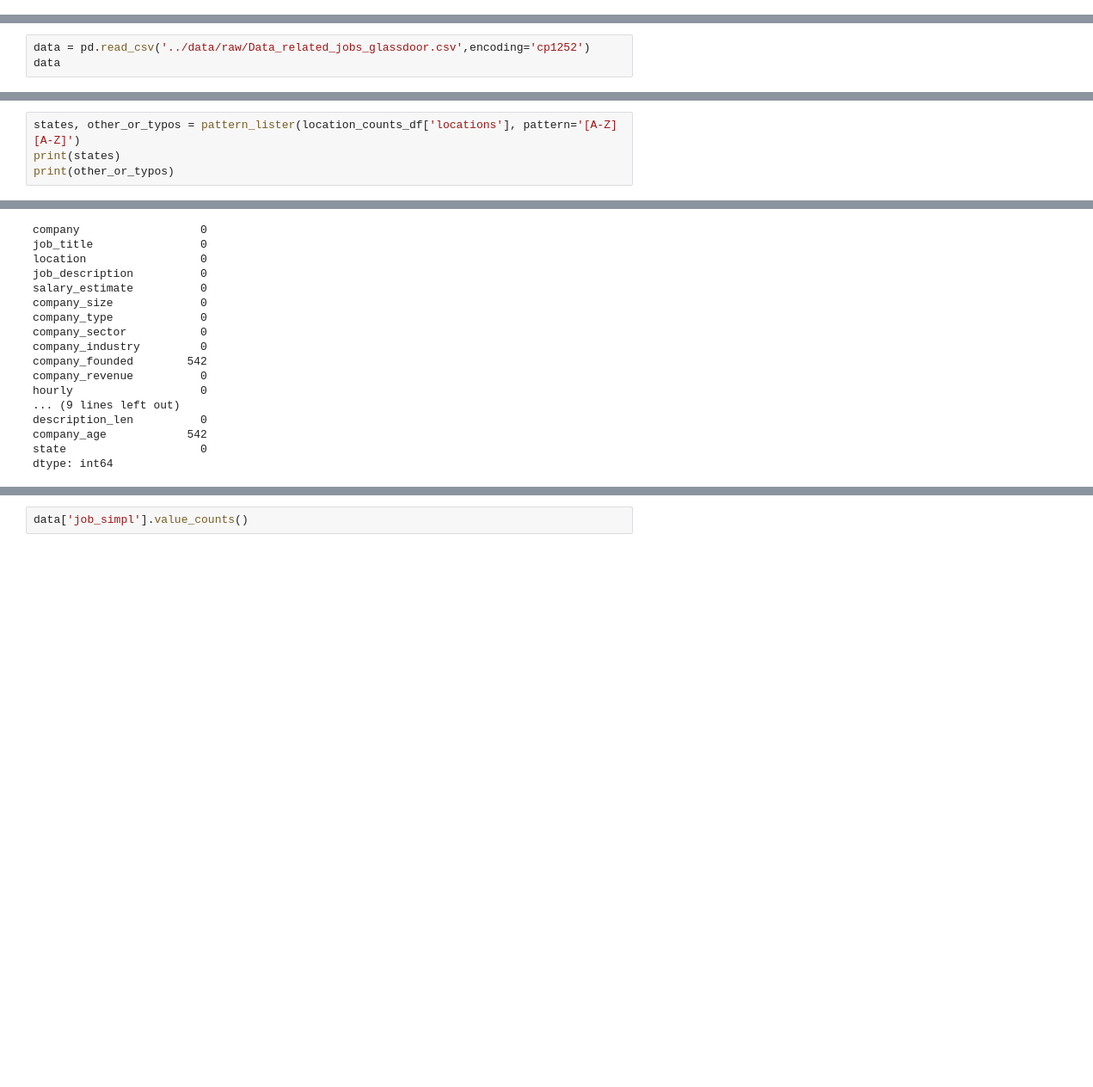
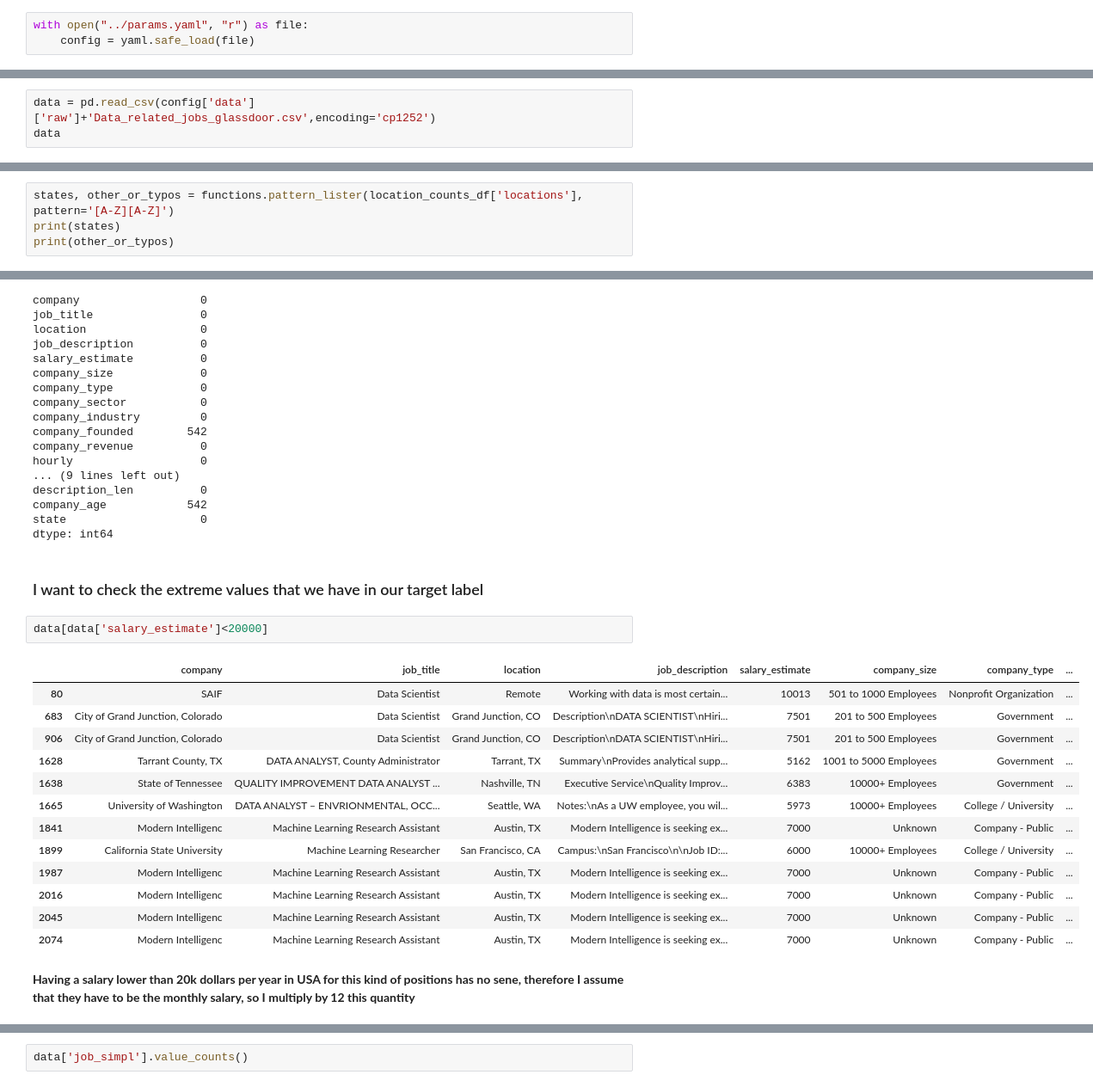
Before and after one commit to pablo-sanchez/final_project, a Jupyter notebook: notebooks/data_cleaning.ipynb, the cells around one changed output, grey strips where cells are left out. Shown at 86% size. Drawn from its saved outputs; the diff is of its cells as text; blank space fills up the shorter version.

Commit message:
EDA done, data cleaned fixed and other features added

```diff
--- a/notebooks/data_cleaning.ipynb
+++ b/notebooks/data_cleaning.ipynb
@@ -11,4 +12,7 @@ import os
 from sklearn.impute import KNNImputer
+# %%
+with open("../params.yaml", "r") as file:
+    config = yaml.safe_load(file)
 # %%
 pd.set_option('display.max_columns', 35)
 # %%
@@ -17,5 +21,5 @@ pd.set_option('display.max_columns', 35)
 # %%
-data = pd.read_csv('../data/raw/Data_related_jobs_glassdoor.csv',encoding='cp1252')
+data = pd.read_csv(config['data']['raw']+'Data_related_jobs_glassdoor.csv',encoding='cp1252')
 data
 # %% [output]
 |  | company | job title | location | job description | salary estimate | company_size | company_type | ... |
@@ -113,5 +104,5 @@ def pattern_lister(row, pattern):
 # %%
-states, other_or_typos = pattern_lister(location_counts_df['locations'], pattern='[A-Z][A-Z]')
+states, other_or_typos = functions.pattern_lister(location_counts_df['locations'], pattern='[A-Z][A-Z]')
 print(states)
 print(other_or_typos)
 # %% [output]
@@ -638,3 +629,23 @@ description_len          0
 company_age            542
 state                    0
 dtype: int64
+# %% [markdown]
+### I want to check the extreme values that we have in our target label
+# %%
+data[data['salary_estimate']<20000]
+# %% [output]
+|  | company | job_title | location | job_description | salary_estimate | company_size | company_type | ... |
+| 80 | SAIF | Data Scientist | Remote | Working with data is most certain... | 10013 | 501 to 1000 Employees | Nonprofit Organization | ... |
+| 683 | City of Grand Junction, Colorado | Data Scientist | Grand Junction, CO | Description\nDATA SCIENTIST\nHiri... | 7501 | 201 to 500 Employees | Government | ... |
+| 906 | City of Grand Junction, Colorado | Data Scientist | Grand Junction, CO | Description\nDATA SCIENTIST\nHiri... | 7501 | 201 to 500 Employees | Government | ... |
+| 1628 | Tarrant County, TX | DATA ANALYST, County Administrator | Tarrant, TX | Summary\nProvides analytical supp... | 5162 | 1001 to 5000 Employees | Government | ... |
+| 1638 | State of Tennessee | QUALITY IMPROVEMENT DATA ANALYST ... | Nashville, TN | Executive Service\nQuality Improv... | 6383 | 10000+ Employees | Government | ... |
+| 1665 | University of Washington | DATA ANALYST – ENVRIONMENTAL, OCC... | Seattle, WA | Notes:\nAs a UW employee, you wil... | 5973 | 10000+ Employees | College / University | ... |
+| 1841 | Modern Intelligenc | Machine Learning Research Assistant | Austin, TX | Modern Intelligence is seeking ex... | 7000 | Unknown | Company - Public | ... |
+| 1899 | California State University | Machine Learning Researcher | San Francisco, CA | Campus:\nSan Francisco\n\nJob ID:... | 6000 | 10000+ Employees | College / University | ... |
+| 1987 | Modern Intelligenc | Machine Learning Research Assistant | Austin, TX | Modern Intelligence is seeking ex... | 7000 | Unknown | Company - Public | ... |
+| 2016 | Modern Intelligenc | Machine Learning Research Assistant | Austin, TX | Modern Intelligence is seeking ex... | 7000 | Unknown | Company - Public | ... |
+| 2045 | Modern Intelligenc | Machine Learning Research Assistant | Austin, TX | Modern Intelligence is seeking ex... | 7000 | Unknown | Company - Public | ... |
+| 2074 | Modern Intelligenc | Machine Learning Research Assistant | Austin, TX | Modern Intelligence is seeking ex... | 7000 | Unknown | Company - Public | ... |
+# %% [markdown]
+**Having a salary lower than 20k dollars per year in USA for this kind of positions has no sene, therefore I assume that they have to be the monthly salary, so I multiply by 12 this quantity**
```
Also changed, not shown: parts of 32 cells of this notebook, 6 other files.
